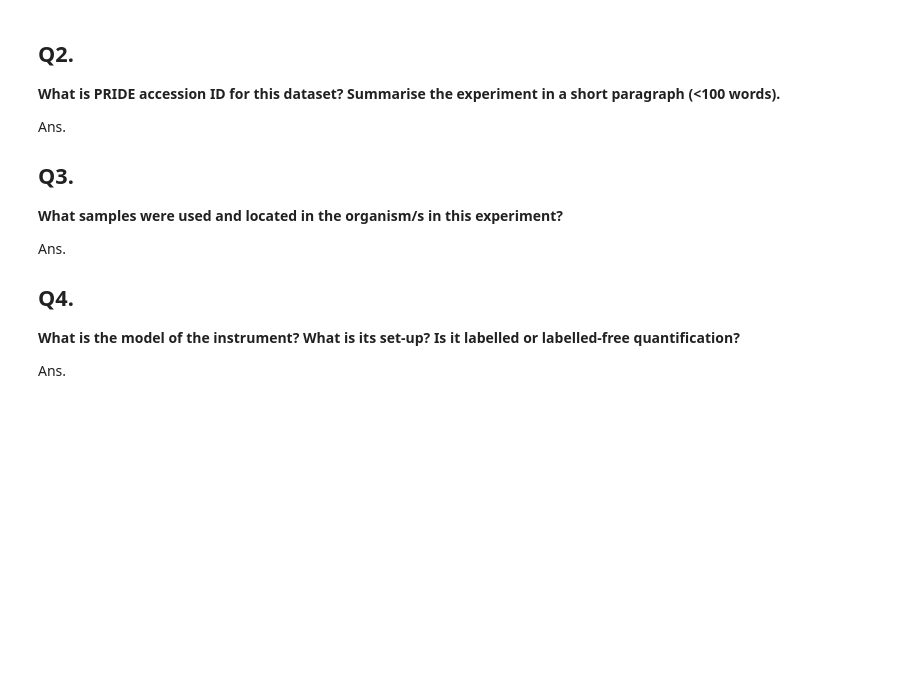
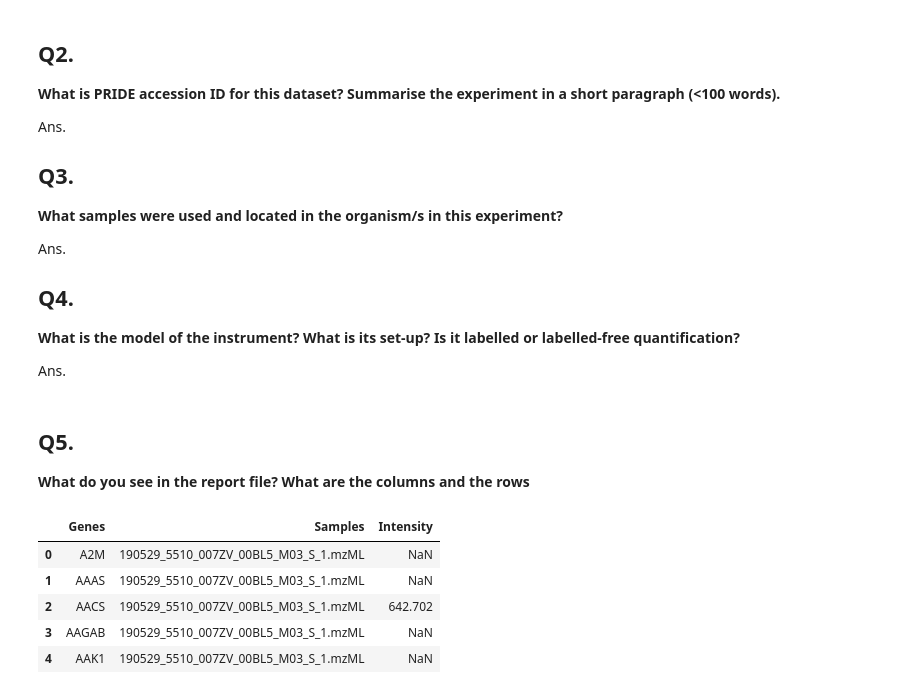
Before and after one commit to thanadol-git/BC_25, a Jupyter notebook: quantms.ipynb, the cells around one changed output. Cells and saved outputs as stored; diff of their text form; code cells hidden in the pictures; blank space fills up the shorter version.

```diff
--- a/quantms.ipynb
+++ b/quantms.ipynb
@@ -45,0 +62,17 @@ Ans.
+# %% [markdown]
+## Q5.
+**What do you see in the report file? What are the columns and the rows**
+# %%
+# Dynamic range
+
+# pivot longer of all column  except Genes as `samples`
+diann_report_long = diann_report.melt(id_vars=['Genes'], var_name='Samples', value_name='Intensity')
+
+diann_report_long.head()
+# %% [output]
+|  | Genes | Samples | Intensity |
+| 0 | A2M | 190529_5510_007ZV_00BL5_M03_S_1.mzML | NaN |
+| 1 | AAAS | 190529_5510_007ZV_00BL5_M03_S_1.mzML | NaN |
+| 2 | AACS | 190529_5510_007ZV_00BL5_M03_S_1.mzML | 642.702 |
+| 3 | AAGAB | 190529_5510_007ZV_00BL5_M03_S_1.mzML | NaN |
+| 4 | AAK1 | 190529_5510_007ZV_00BL5_M03_S_1.mzML | NaN |
```
Also changed, not shown: parts of 9 cells of this notebook.
